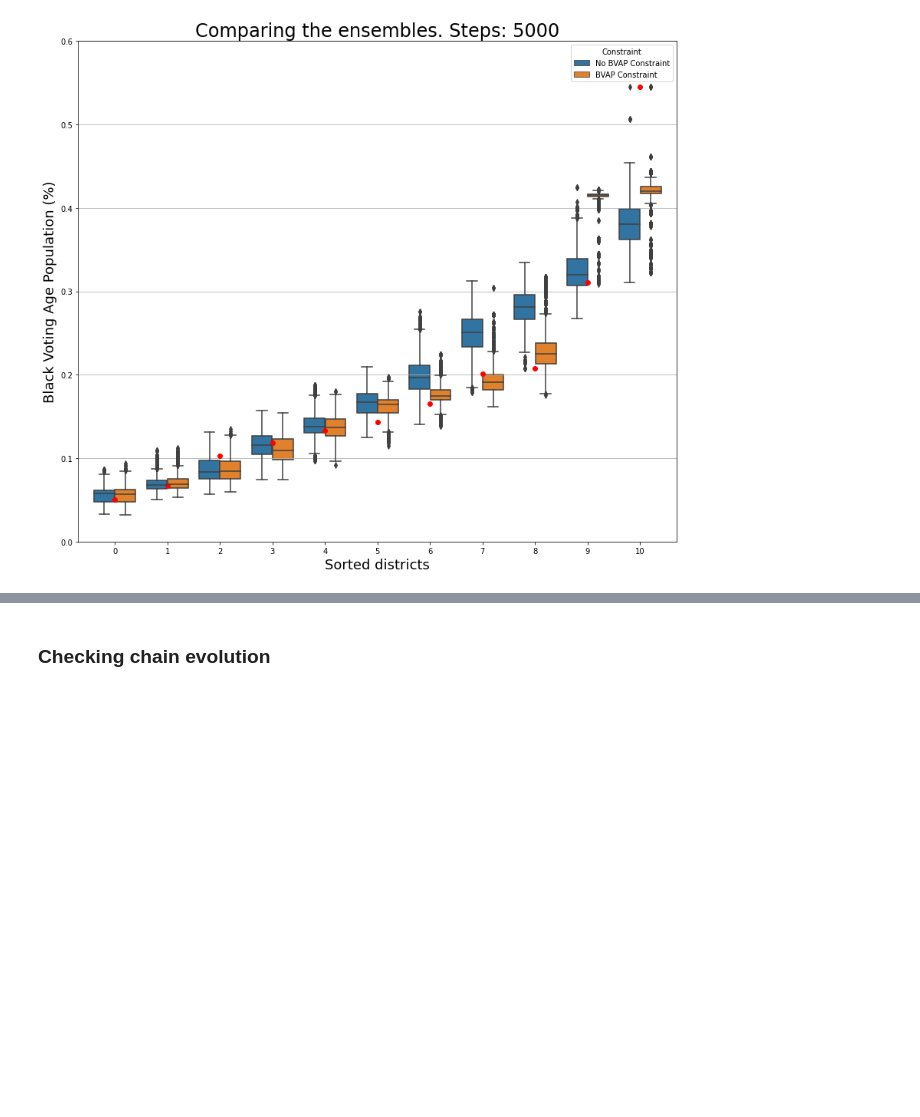
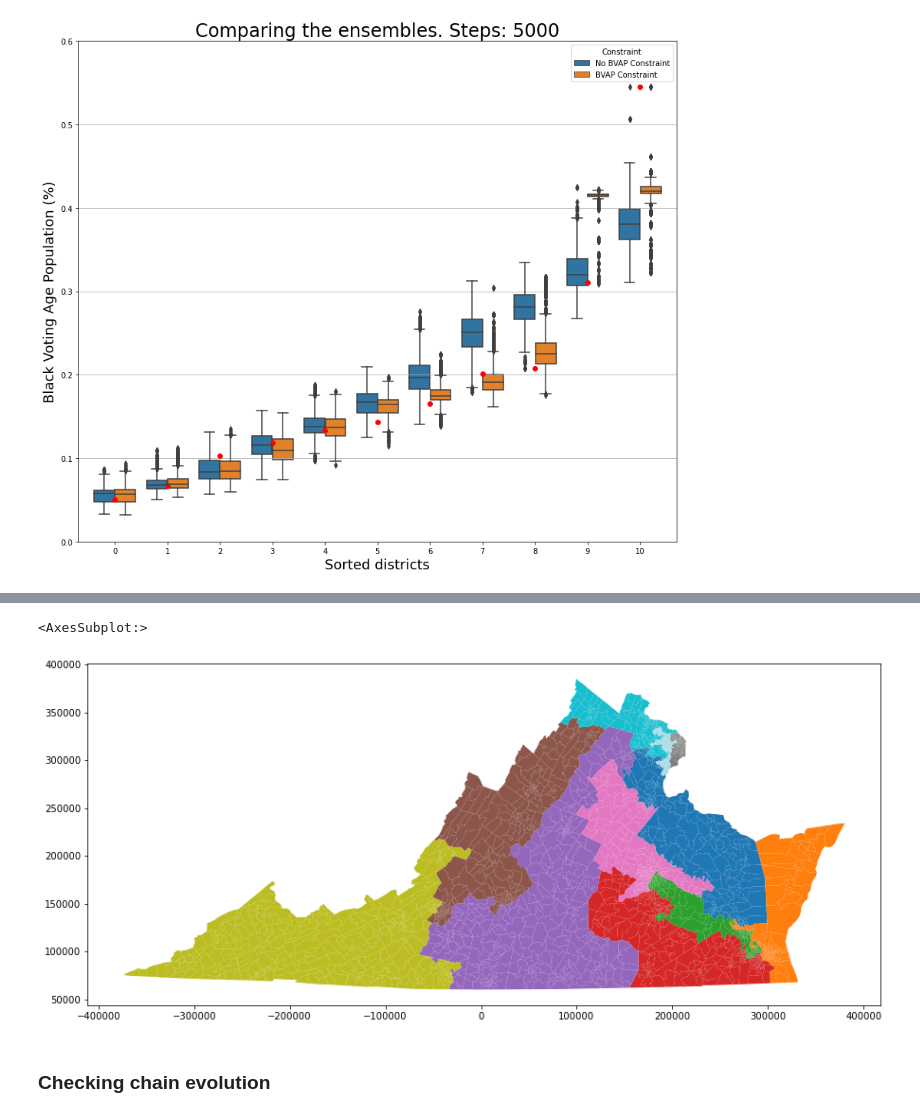
Before and after one commit to RahulReady/Redistricting-Project, a Jupyter notebook: BVAP.ipynb, the cells around one changed output, grey strips where cells are left out. Cells and saved outputs as stored; diff of their text form; code cells hidden in the pictures; blank space fills up the shorter version.

```diff
--- a/BVAP.ipynb
+++ b/BVAP.ipynb
@@ -262,3 +296,8 @@ plt.show()
+# %%
+partition.plot(figsize=(15,15), cmap="tab20")
+# %% [output]
+<AxesSubplot:>
+[figure, added]
 # %% [markdown]
 ### Checking chain evolution
 # %%
```
Also changed, not shown: parts of 9 cells of this notebook, 2 other files.
